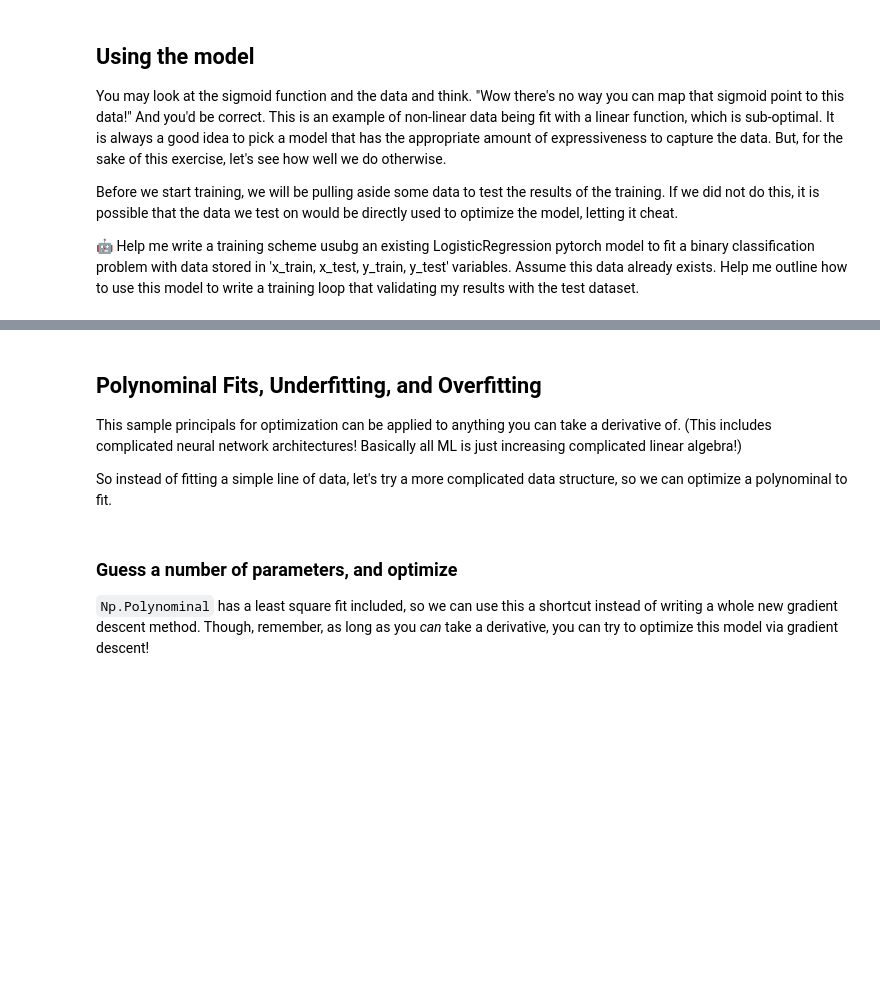
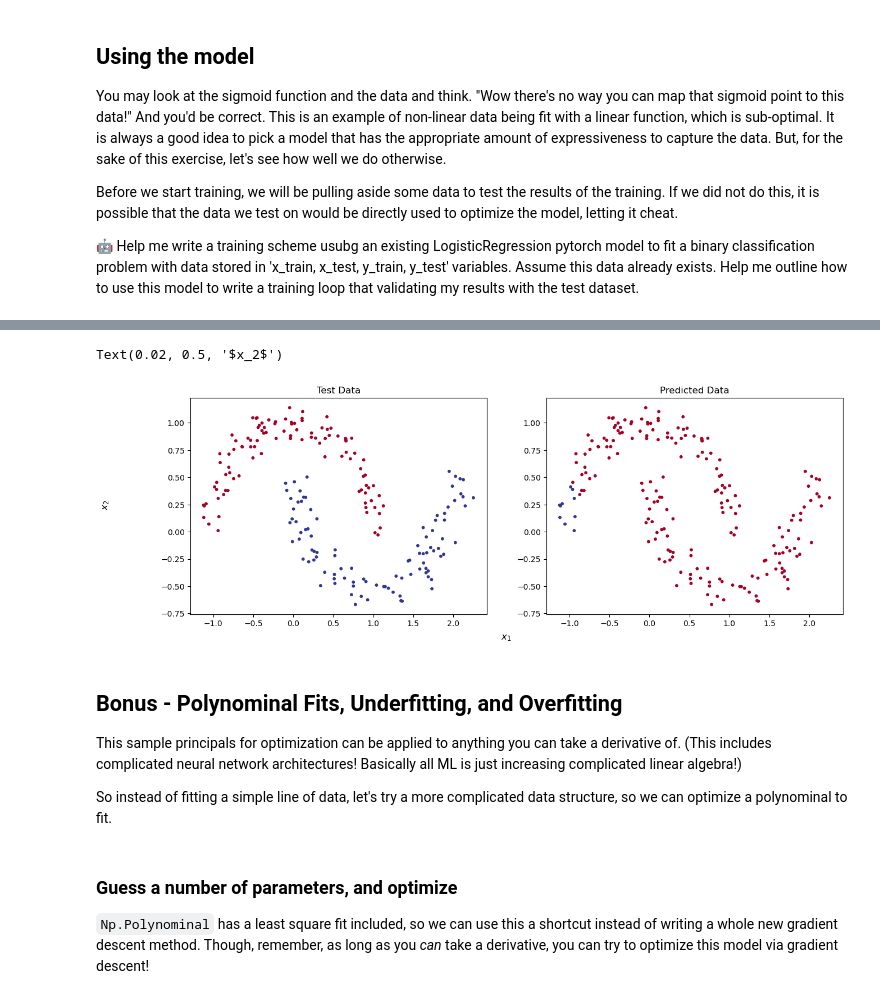
Before and after one commit to BNL-Fermilab-RENEW/tutorials, a Jupyter notebook: RegressionClassification/RegressionClassification.ipynb, the cells around one changed output, grey strips where cells are left out. Saved outputs shown, nothing was run; the diff lists cells and outputs as text; code cells hidden in the pictures; blank space fills up the shorter version.

```diff
--- a/RegressionClassification/RegressionClassification.ipynb
+++ b/RegressionClassification/RegressionClassification.ipynb
@@ -895,5 +909,27 @@ plt.show()
+# %%
+def step(y_pred, cutoff=0.5):
+    # Using tensor
+    result = np.zeros_like(y_pred) # start with 0s
+    result[y_pred>cutoff] = 1 # Where the output if greater than the cutoff, make it 1.
+    return result
+# %%
+y_pred_binary = step(y_pred, cutoff=0.5)  # Play with this value and see how close you are to the result!
+
+fig, ax = plt.subplots(1, 2, figsize=(15, 5))
+
+ax[0].scatter(x_test[:, 0], x_test[:, 1], c=y_test, cmap=plt.cm.RdYlBu, s=10)
+ax[0].set_title("Test Data")
+
+ax[1].scatter(x_test[:, 0], x_test[:, 1], c=y_pred_binary, cmap=plt.cm.RdYlBu, s=10)
+ax[1].set_title("Predicted Data")
+
+fig.supxlabel("$x_1$")
+fig.supylabel("$x_2$")
+# %% [output]
+Text(0.02, 0.5, '$x_2$')
+[figure, added]
 # %% [markdown]
-## Polynominal Fits, Underfitting, and Overfitting
+## Bonus - Polynominal Fits, Underfitting, and Overfitting
 
 This sample principals for optimization can be applied to anything you can take a derivative of. (This includes complicated neural network architectures! Basically all ML is just increasing complicated linear algebra!)
 
```
Also changed, not shown: parts of 6 cells of this notebook.
